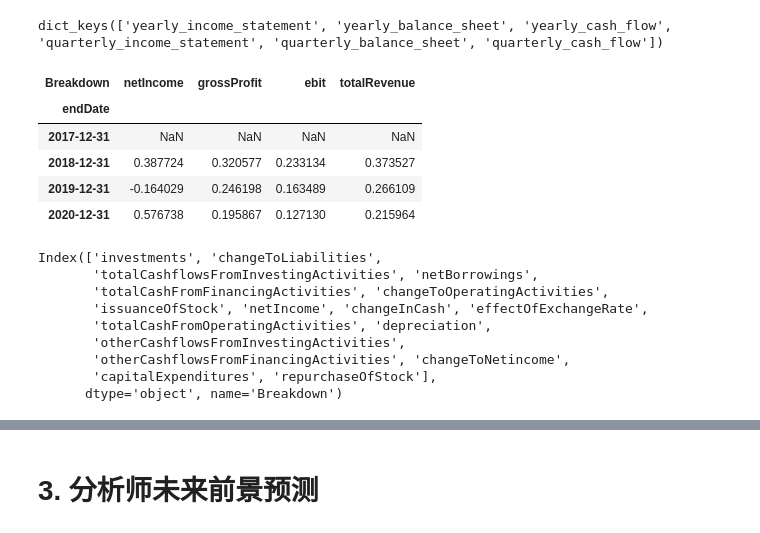
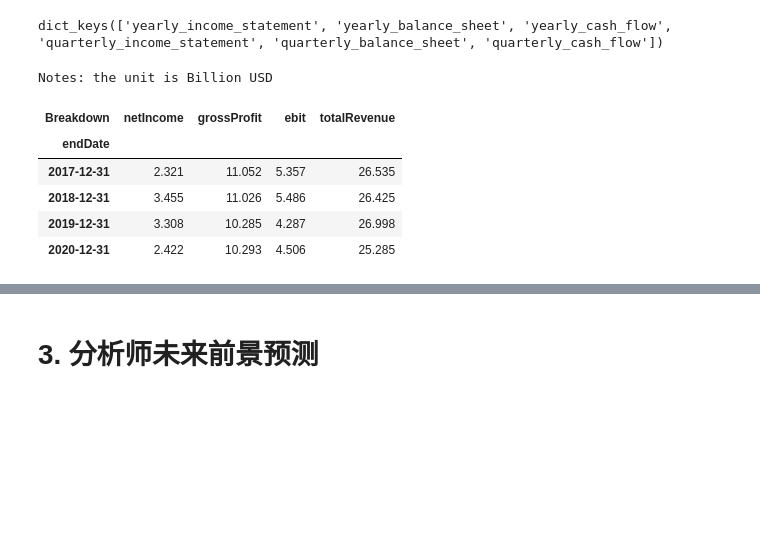
Before and after one commit to maxwillzq/algoTrading, a Jupyter notebook: notebooks/chapter_4_individual_stock_analysis.ipynb, the cells around one changed output, grey strips where cells are left out. Saved outputs shown, nothing was run; the diff lists cells and outputs as text; code cells hidden in the pictures; blank space fills up the shorter version.

```diff
--- a/notebooks/chapter_4_individual_stock_analysis.ipynb
+++ b/notebooks/chapter_4_individual_stock_analysis.ipynb
@@ -13,7 +14,8 @@ import numpy as np
 # %%
 # collect data first
-stock_name = "QCOM"
-days = 1000
+stock_name = "VIAC"
+days = 2 * 365
+unit = 1000000000 # Billion USD
 st = algotrading.stock.Stock(stock_name)
 st.read_data(days)
 st.generate_more_data()
@@ -38,24 +41,14 @@ dict_keys(['yearly_income_statement', 'yearly_balance_sheet', 'yearly_cash_flow'
 # %%
 column_list = ['netIncome','grossProfit', 'ebit', 'totalRevenue']
 yearly_income_statement = finance_data['yearly_income_statement'].T.sort_index()
-yearly_income_statement[column_list].pct_change()
+print("Notes: the unit is Billion USD")
+yearly_income_statement[column_list]/unit
 # %% [output]
+Notes: the unit is Billion USD
 | Breakdown | netIncome | grossProfit | ebit | totalRevenue |
 | endDate |  |  |  |  |
-| 2017-12-31 | NaN | NaN | NaN | NaN |
-| 2018-12-31 | 0.387724 | 0.320577 | 0.233134 | 0.373527 |
-| 2019-12-31 | -0.164029 | 0.246198 | 0.163489 | 0.266109 |
-| 2020-12-31 | 0.576738 | 0.195867 | 0.127130 | 0.215964 |
+| 2017-12-31 | 2.321 | 11.052 | 5.357 | 26.535 |
+| 2018-12-31 | 3.455 | 11.026 | 5.486 | 26.425 |
+| 2019-12-31 | 3.308 | 10.285 | 4.287 | 26.998 |
+| 2020-12-31 | 2.422 | 10.293 | 4.506 | 25.285 |
-# %%
-yearly_cash_flow.columns
-# %% [output]
-Index(['investments', 'changeToLiabilities',
-       'totalCashflowsFromInvestingActivities', 'netBorrowings',
-       'totalCashFromFinancingActivities', 'changeToOperatingActivities',
-       'issuanceOfStock', 'netIncome', 'changeInCash', 'effectOfExchangeRate',
-       'totalCashFromOperatingActivities', 'depreciation',
-       'otherCashflowsFromInvestingActivities',
-       'otherCashflowsFromFinancingActivities', 'changeToNetincome',
-       'capitalExpenditures', 'repurchaseOfStock'],
-      dtype='object', name='Breakdown')
 # %%
```
Also changed, not shown: parts of 22 cells of this notebook, 8 other files.
